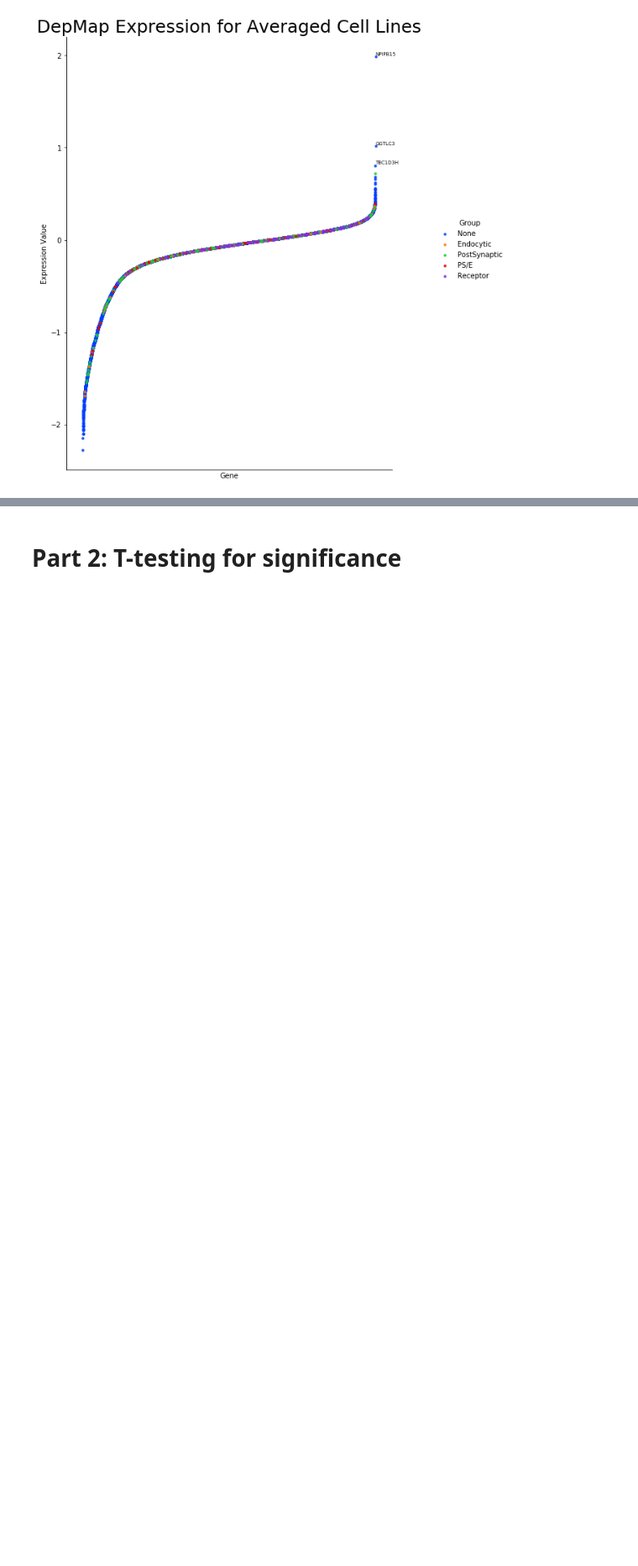
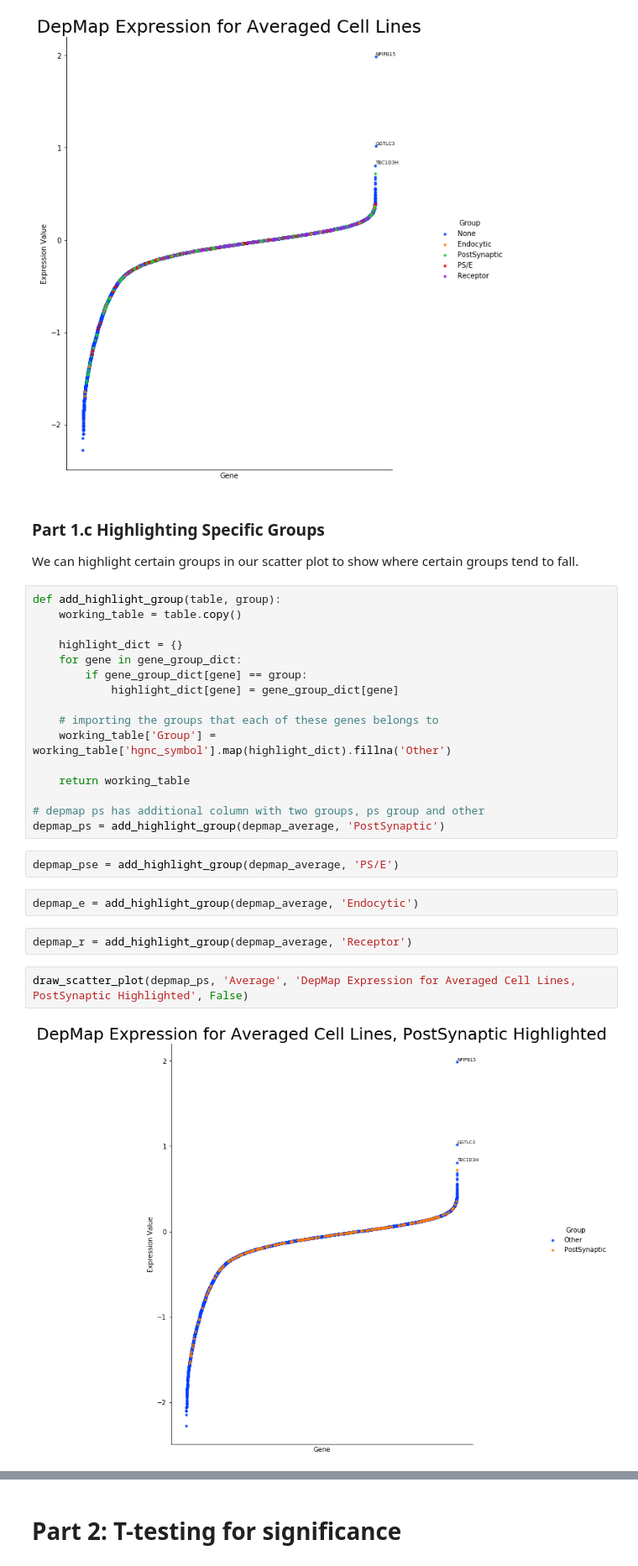
Before and after one commit to sophiaho/broad-work, a Jupyter notebook: crispr_screen.ipynb, the cells around one changed output, grey strips where cells are left out. Shown at 84% size. Cells and saved outputs as stored; diff of their text form; blank space fills up the shorter version.

Commit message:
updated scatter plots

```diff
--- a/crispr_screen.ipynb
+++ b/crispr_screen.ipynb
@@ -210,3 +210,33 @@ depmap_average_groups = add_gene_groups(depmap_average)
 draw_scatter_plot(depmap_average_groups, 'Average', 'DepMap Expression for Averaged Cell Lines', False)
 # %% [output]
 [figure]
+# %% [markdown]
+### Part 1.c Highlighting Specific Groups
+
+We can highlight certain groups in our scatter plot to show where certain groups tend to fall.
+# %%
+def add_highlight_group(table, group):
+    working_table = table.copy()
+
+    highlight_dict = {}
+    for gene in gene_group_dict:
+        if gene_group_dict[gene] == group:
+            highlight_dict[gene] = gene_group_dict[gene]
+
+    # importing the groups that each of these genes belongs to
+    working_table['Group'] = working_table['hgnc_symbol'].map(highlight_dict).fillna('Other')
+
+    return working_table
+
+# depmap ps has additional column with two groups, ps group and other
+depmap_ps = add_highlight_group(depmap_average, 'PostSynaptic')
+# %%
+depmap_pse = add_highlight_group(depmap_average, 'PS/E')
+# %%
+depmap_e = add_highlight_group(depmap_average, 'Endocytic')
+# %%
+depmap_r = add_highlight_group(depmap_average, 'Receptor')
+# %%
+draw_scatter_plot(depmap_ps, 'Average', 'DepMap Expression for Averaged Cell Lines, PostSynaptic Highlighted', False)
+# %% [output]
+[figure, added]
```
Also changed, not shown: parts of 103 cells of this notebook.
